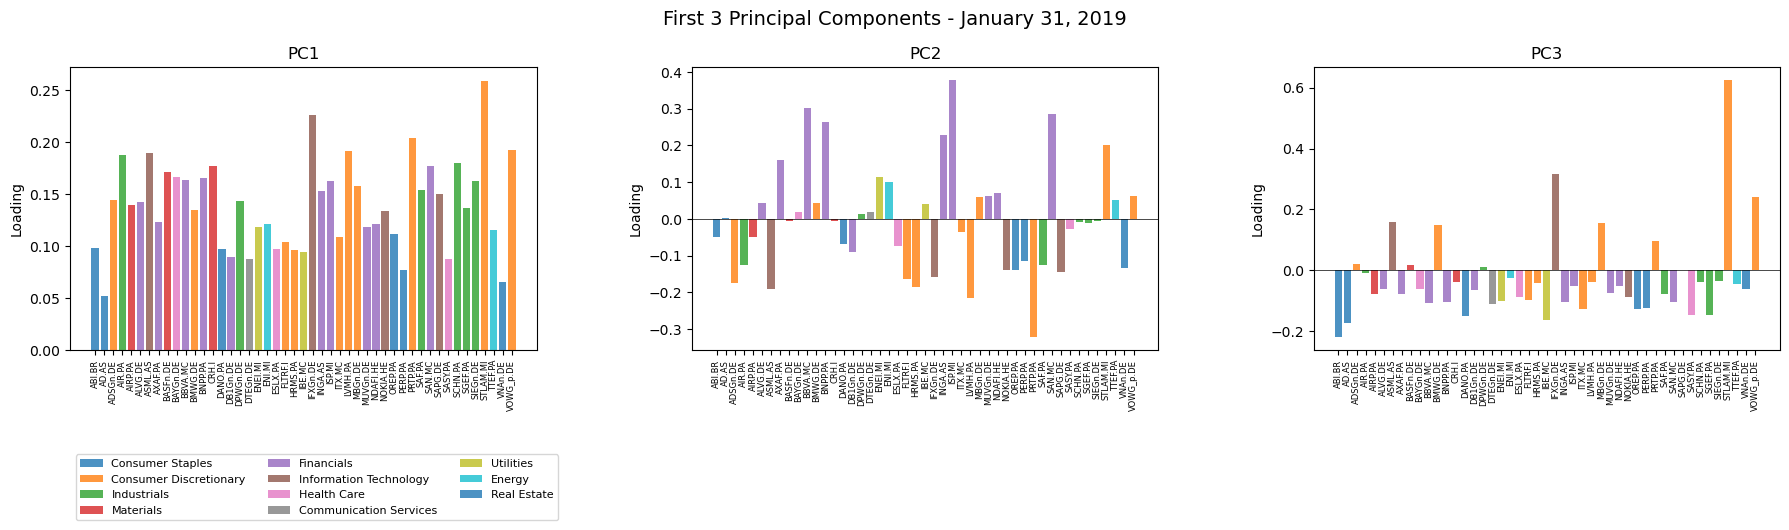
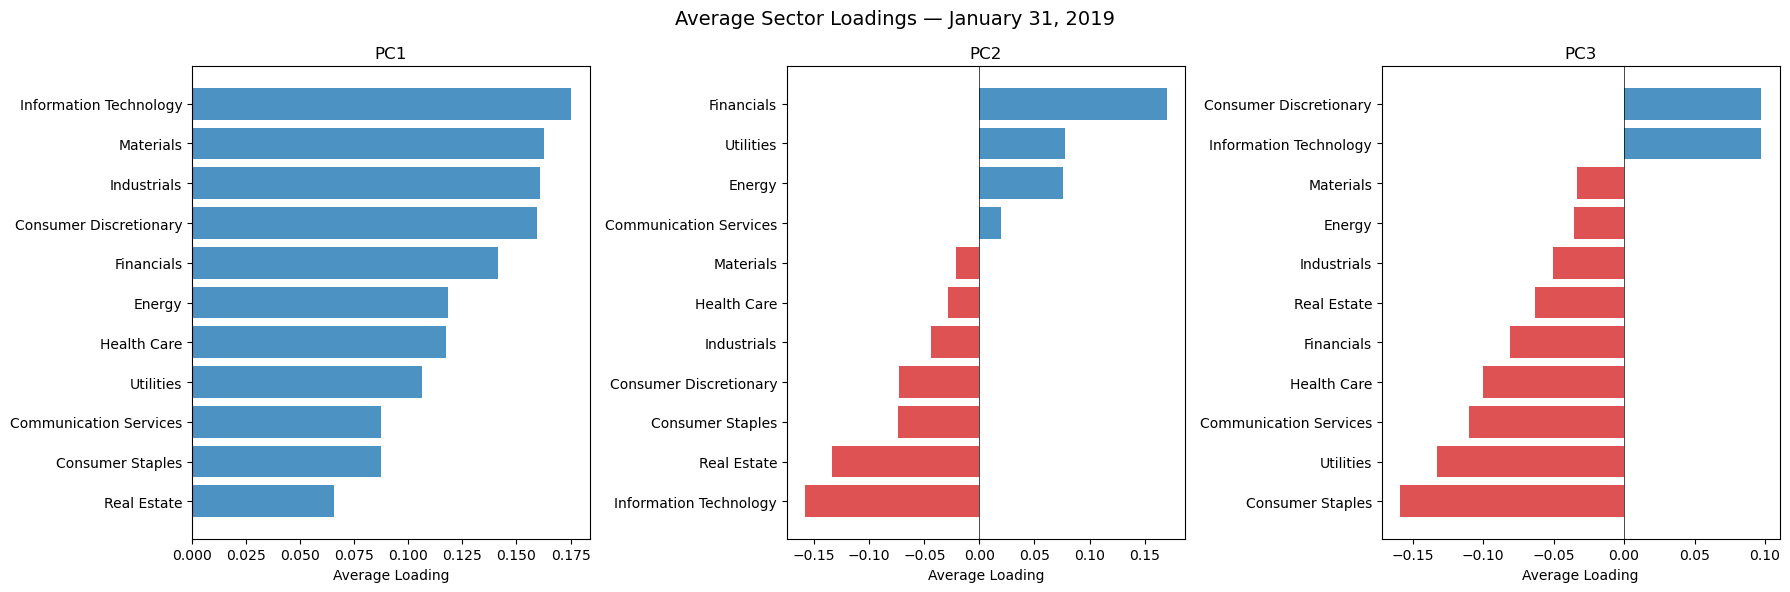
Unified diff of the notebook cell whose output changed from the first chart to the second:
--- before
+++ after
@@ -2,36 +2,27 @@
 ticker_details = pd.read_csv(data_path / "ticker_details.csv")
 sector_map = ticker_details.set_index("Ticker")["GICS"]
-# Get eigenvectors at Jan 31, 2019
+
 import datetime
 ref_date = datetime.date(2019, 1, 31)
 ref_eig_vecs = eig_vecs[ref_date]
 
-# Map sectors to assets
-sectors = sector_map.reindex(ref_eig_vecs.index)
+# Add sector column and compute average loading per sector
+ref_with_sector = ref_eig_vecs.copy()
+ref_with_sector["Sector"] = sector_map.reindex(ref_eig_vecs.index)
+sector_loadings = ref_with_sector.groupby("Sector").mean()
 
-# Plot first 3 PCs
+# Plot average loadings by sector for first 3 PCs
 fig, axes = plt.subplots(1, 3, figsize=(18, 6))
 
 for pc_idx in range(3):
     ax = axes[pc_idx]
-    loadings = ref_eig_vecs.iloc[:, pc_idx]
-    
-    for sector in sectors.dropna().unique():
-        mask = sectors == sector
-        ax.bar(
-            np.where(mask)[0],
-            loadings[mask],
-            label=sector,
-            alpha=0.8,
-        )
-    
+    loadings = sector_loadings.iloc[:, pc_idx].sort_values()
+    colors = ['tab:red' if v < 0 else 'tab:blue' for v in loadings]
+    ax.barh(loadings.index, loadings.values, color=colors, alpha=0.8)
+    ax.axvline(x=0, color="black", linewidth=0.5)
+    ax.set_xlabel("Average Loading")
     ax.set_title(f"PC{pc_idx + 1}")
-    ax.set_ylabel("Loading")
-    ax.axhline(y=0, color="black", linewidth=0.5)
-    ax.set_xticks(range(len(loadings)))
-    ax.set_xticklabels(loadings.index, rotation=90, fontsize=6)
 
-axes[0].legend(bbox_to_anchor=(0, -0.35), loc="upper left", ncol=3, fontsize=8)
-plt.suptitle("First 3 Principal Components - January 31, 2019", fontsize=14)
+plt.suptitle("Average Sector Loadings — January 31, 2019", fontsize=14)
 plt.tight_layout()
 plt.show()

Commit: some fixes and added plots